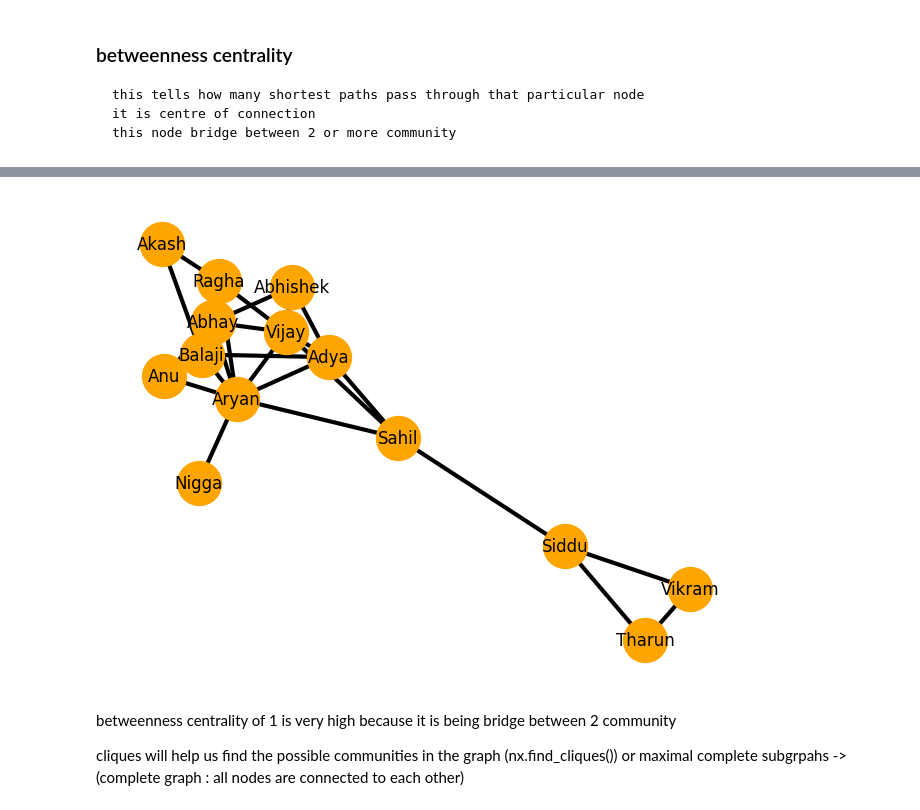
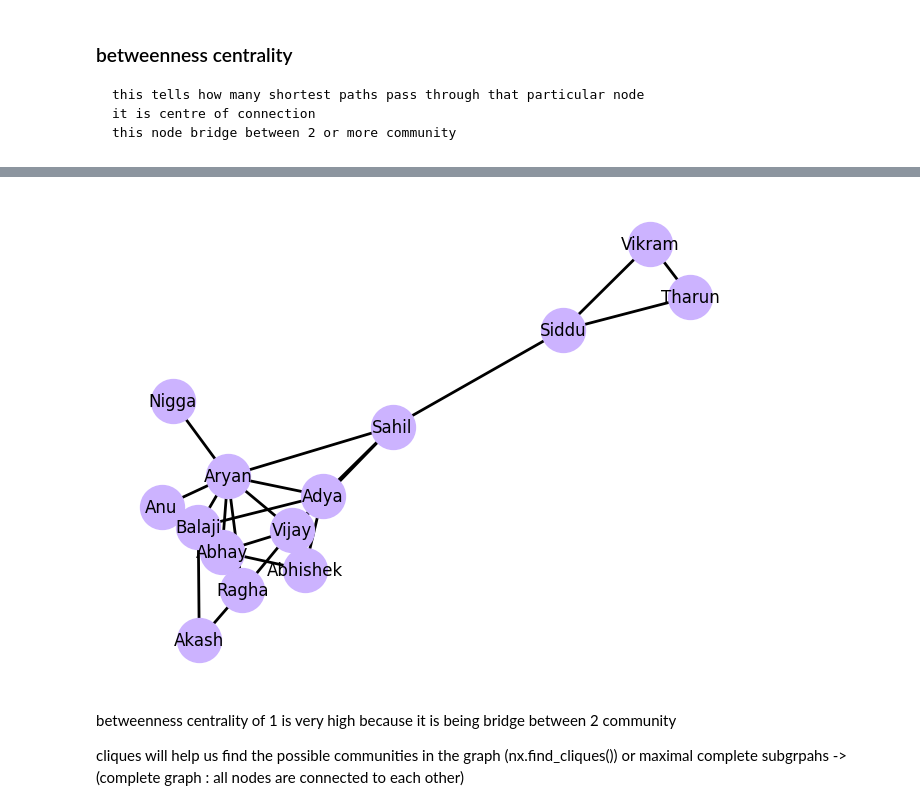
Before and after one commit to Vijayvkb007/SocialNet_RecSys, a Jupyter notebook: Notebooks/DMS_recommender-model.ipynb, the cells around one changed output, grey strips where cells are left out. Saved outputs shown, nothing was run; the diff lists cells and outputs as text; code cells hidden in the pictures.

```diff
--- a/Notebooks/DMS_recommender-model.ipynb
+++ b/Notebooks/DMS_recommender-model.ipynb
@@ -137,16 +137,16 @@ print('when these connections are removed this will form many different subgraph
 when these connections are removed this will form many different subgraphs
 # %%
 option = {
-    'node_color':'orange',
+    'node_color': '#ccb3ff',
     'node_size': 1000,
-    'width': 3,
+    'width': 2,
 }
 # %%
 
-nx.draw_spring(graph,with_labels=True, **option)
+nx.draw(graph,with_labels=True,pos = nx.spring_layout(graph), **option)
 plt.show()
 # %% [output]
-[figure, old version]
+[figure, new version]
 # %% [markdown]
 betweenness centrality of 1 is very high because it is being bridge between 2 community
 
```
Also changed, not shown: parts of 2 cells of this notebook, 1 other file.
